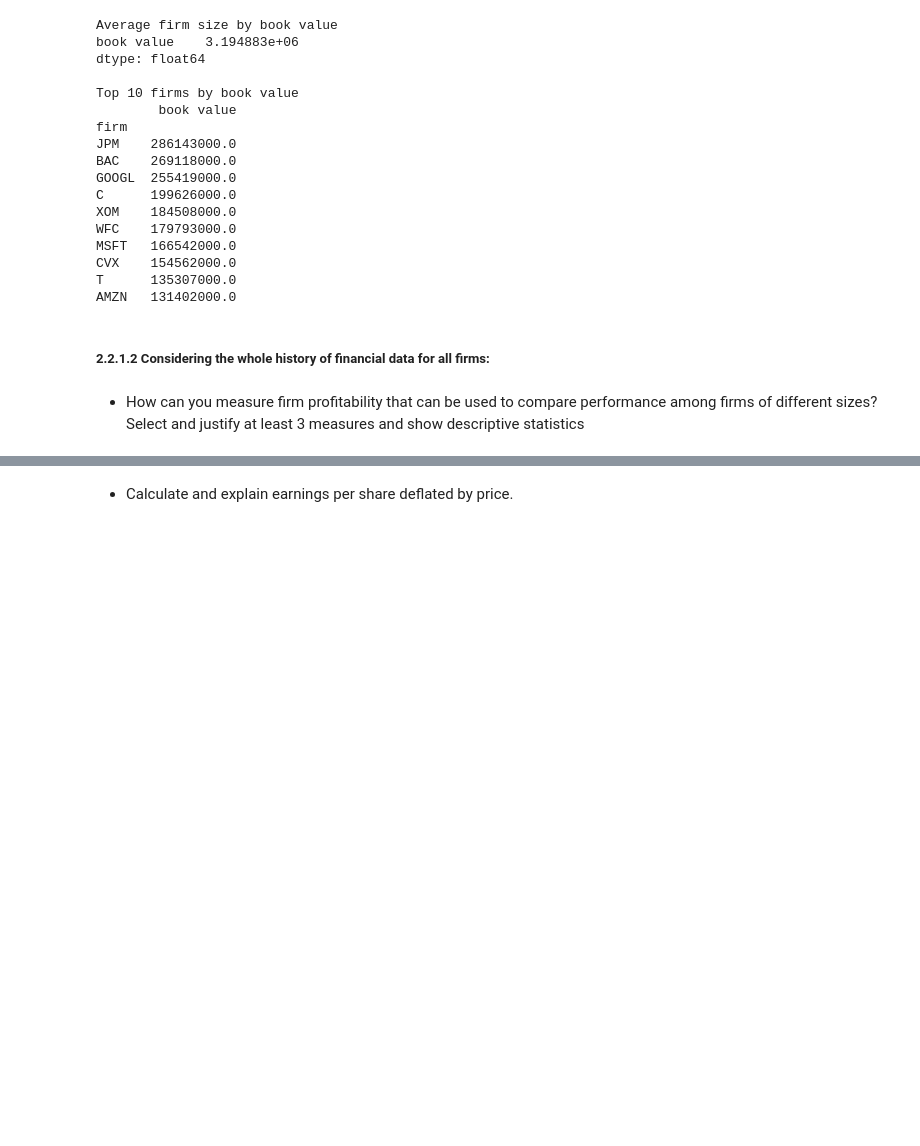
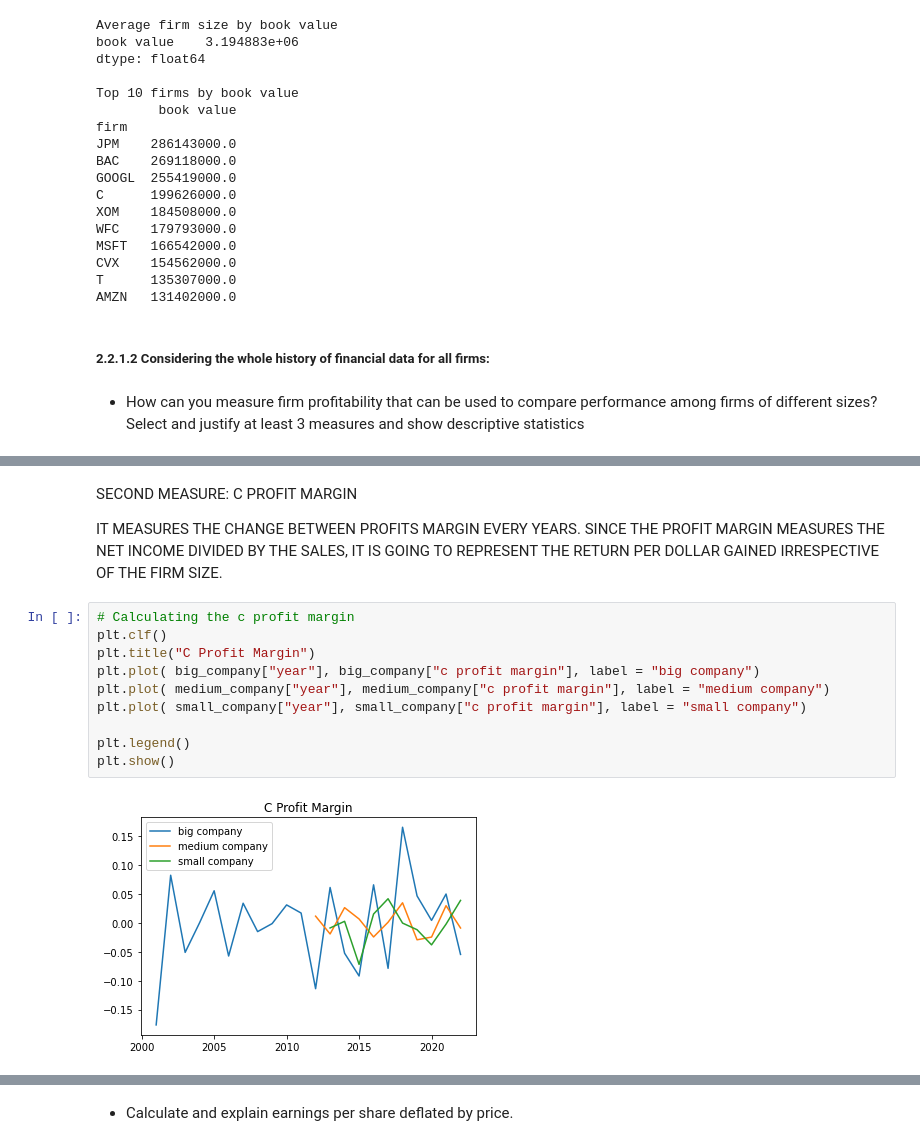
Before and after one commit to myrosandrade89/IA95022, a Jupyter notebook: Statistics/Reto/Reto.ipynb, the cells around one changed output, grey strips where cells are left out. Saved outputs shown, nothing was run; the diff lists cells and outputs as text; blank space fills up the shorter version.

```diff
--- a/Statistics/Reto/Reto.ipynb
+++ b/Statistics/Reto/Reto.ipynb
@@ -407,0 +440,16 @@ AMZN   131402000.0
+# %% [markdown]
+SECOND MEASURE: C PROFIT MARGIN
+
+IT MEASURES THE CHANGE BETWEEN PROFITS MARGIN EVERY YEARS. SINCE THE PROFIT MARGIN MEASURES THE NET INCOME DIVIDED BY THE SALES, IT IS GOING TO REPRESENT THE RETURN PER DOLLAR GAINED IRRESPECTIVE OF THE FIRM SIZE.
+# %%
+# Calculating the c profit margin
+plt.clf()
+plt.title("C Profit Margin")
+plt.plot( big_company["year"], big_company["c profit margin"], label = "big company")
+plt.plot( medium_company["year"], medium_company["c profit margin"], label = "medium company")
+plt.plot( small_company["year"], small_company["c profit margin"], label = "small company")
+
+plt.legend()
+plt.show()
+# %% [output]
+[figure, added]
```
Also changed, not shown: parts of 17 cells of this notebook.
